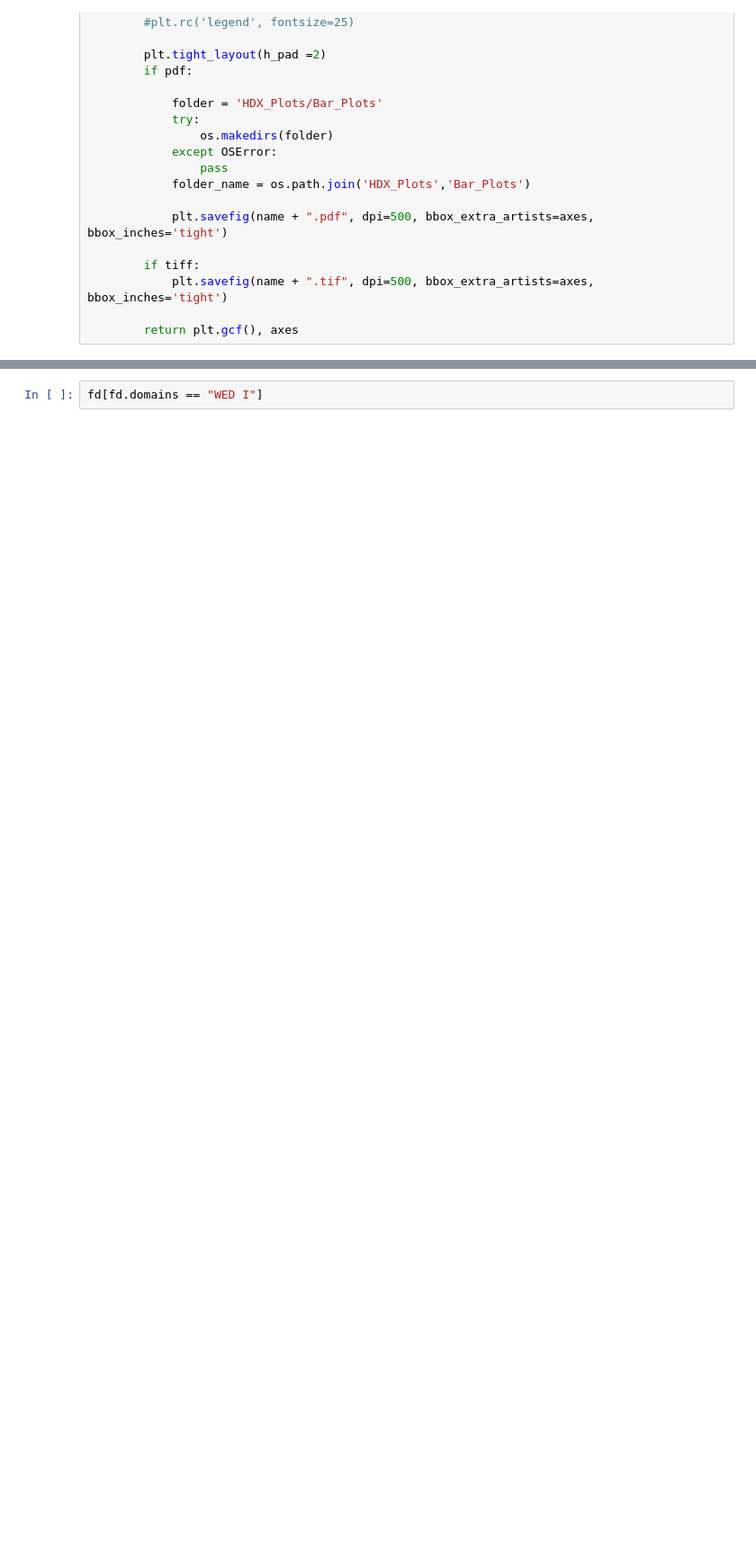
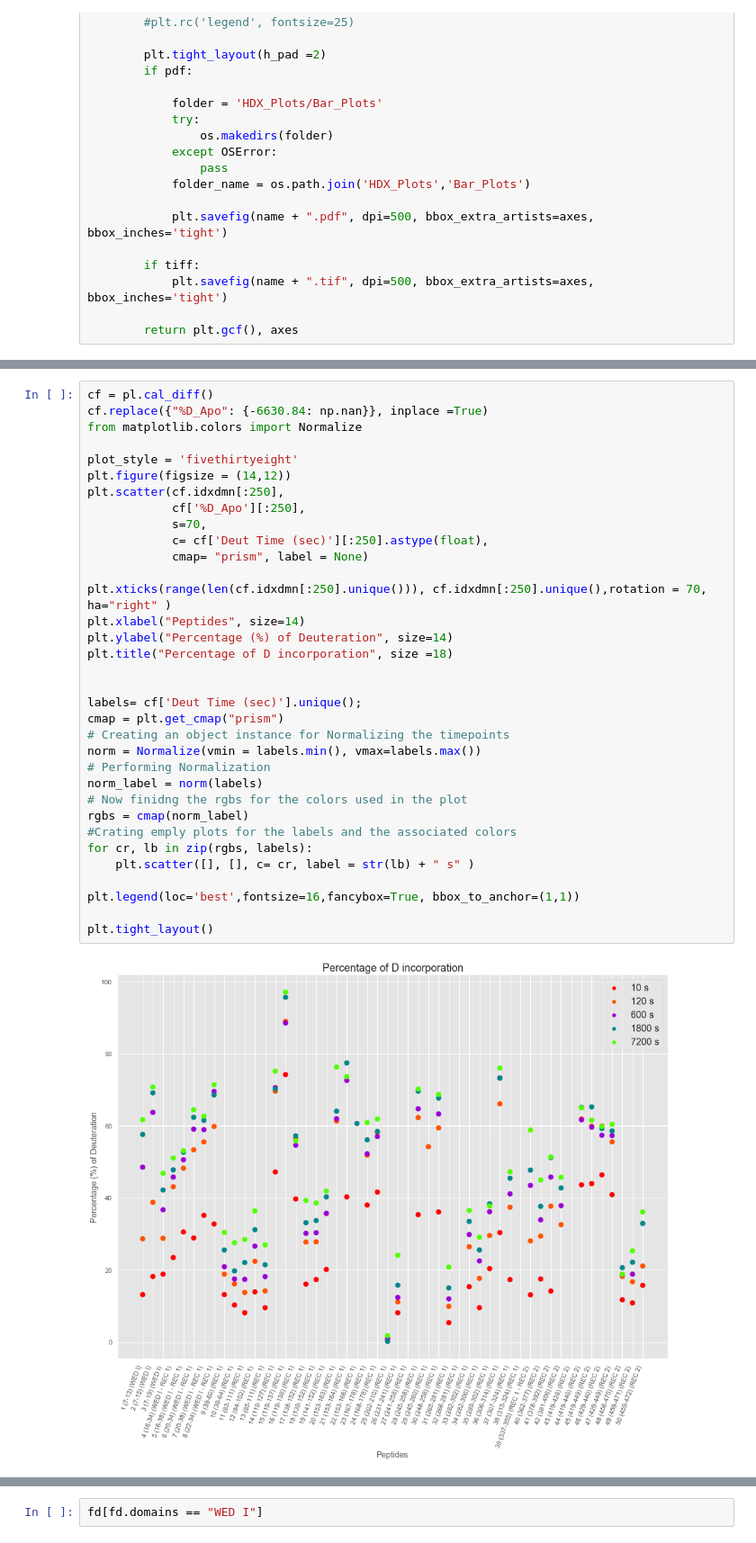
Before and after one commit to zahid1202/Mass-Spec-Data-Plotting, a Jupyter notebook: HDX_CRISPR_Cas12a_plot.ipynb, the cells around one changed output, grey strips where cells are left out. Shown at 90% size. Cells and saved outputs as stored; diff of their text form; blank space fills up the shorter version.

```diff
--- a/HDX_CRISPR_Cas12a_plot.ipynb
+++ b/HDX_CRISPR_Cas12a_plot.ipynb
@@ -856,3 +869,39 @@ class plots(pep_analyzer, HDX):
+# %%
+cf = pl.cal_diff()
+cf.replace({"%D_Apo": {-6630.84: np.nan}}, inplace =True)
+from matplotlib.colors import Normalize
+
+plot_style = 'fivethirtyeight'
+plt.figure(figsize = (14,12))
+plt.scatter(cf.idxdmn[:250],
+            cf['%D_Apo'][:250],
+            s=70,
+            c= cf['Deut Time (sec)'][:250].astype(float),
+            cmap= "prism", label = None)
+
+plt.xticks(range(len(cf.idxdmn[:250].unique())), cf.idxdmn[:250].unique(),rotation = 70, ha="right" )
+plt.xlabel("Peptides", size=14)
+plt.ylabel("Percentage (%) of Deuteration", size=14)
+plt.title("Percentage of D incorporation", size =18)
+
+
+labels= cf['Deut Time (sec)'].unique();
+cmap = plt.get_cmap("prism")
+# Creating an object instance for Normalizing the timepoints
+norm = Normalize(vmin = labels.min(), vmax=labels.max())
+# Performing Normalization
+norm_label = norm(labels)
+# Now finidng the rgbs for the colors used in the plot
+rgbs = cmap(norm_label)
+#Crating emply plots for the labels and the associated colors
+for cr, lb in zip(rgbs, labels):
+    plt.scatter([], [], c= cr, label = str(lb) + " s" )
+
+plt.legend(loc='best',fontsize=16,fancybox=True, bbox_to_anchor=(1,1))
+
+plt.tight_layout()
+# %% [output]
+[figure, added]
 # %%
 pl = plots()
 pep, idx = pl.pep_diff_sig_class(dstate=("Apo", "Ternary"), st1_st2=True, er_da=2)
```
Also changed, not shown: parts of 3 cells of this notebook.
